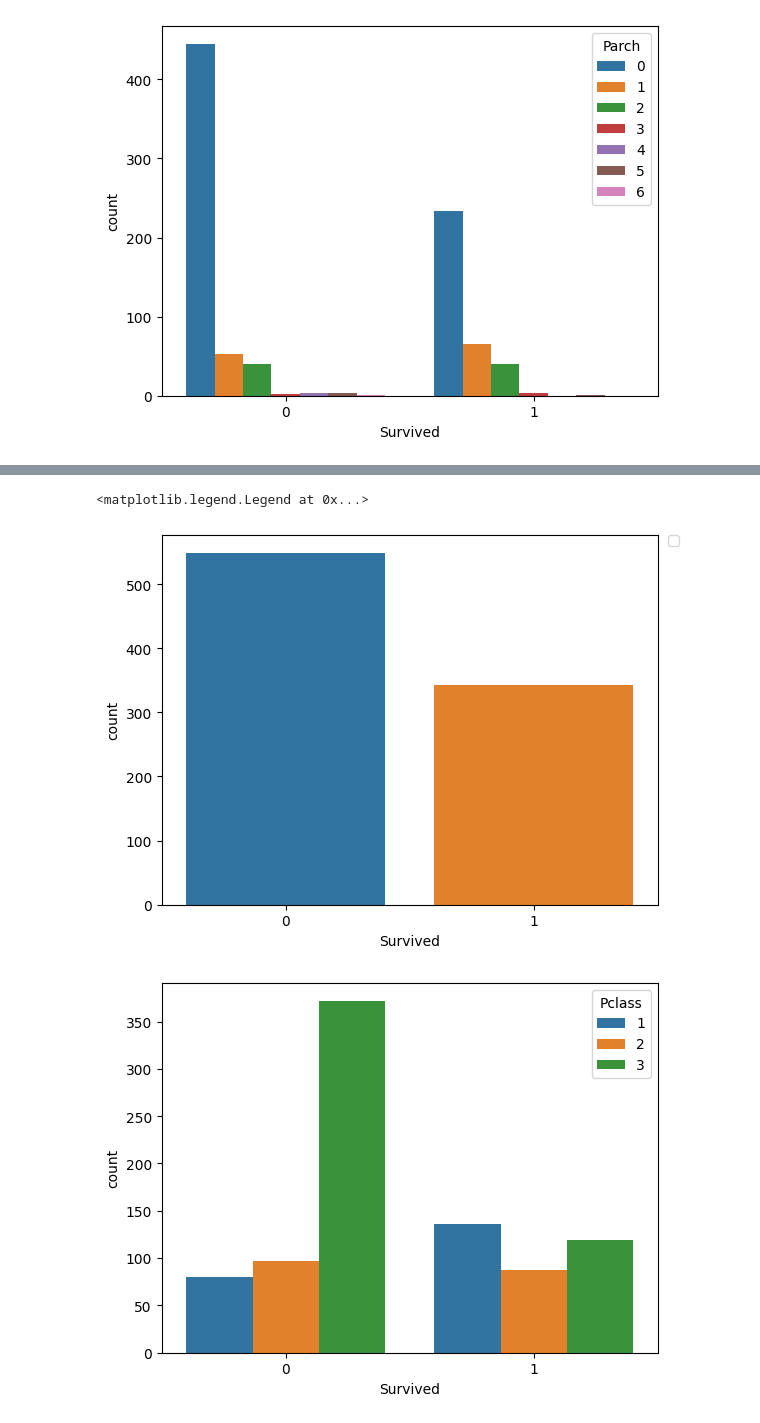
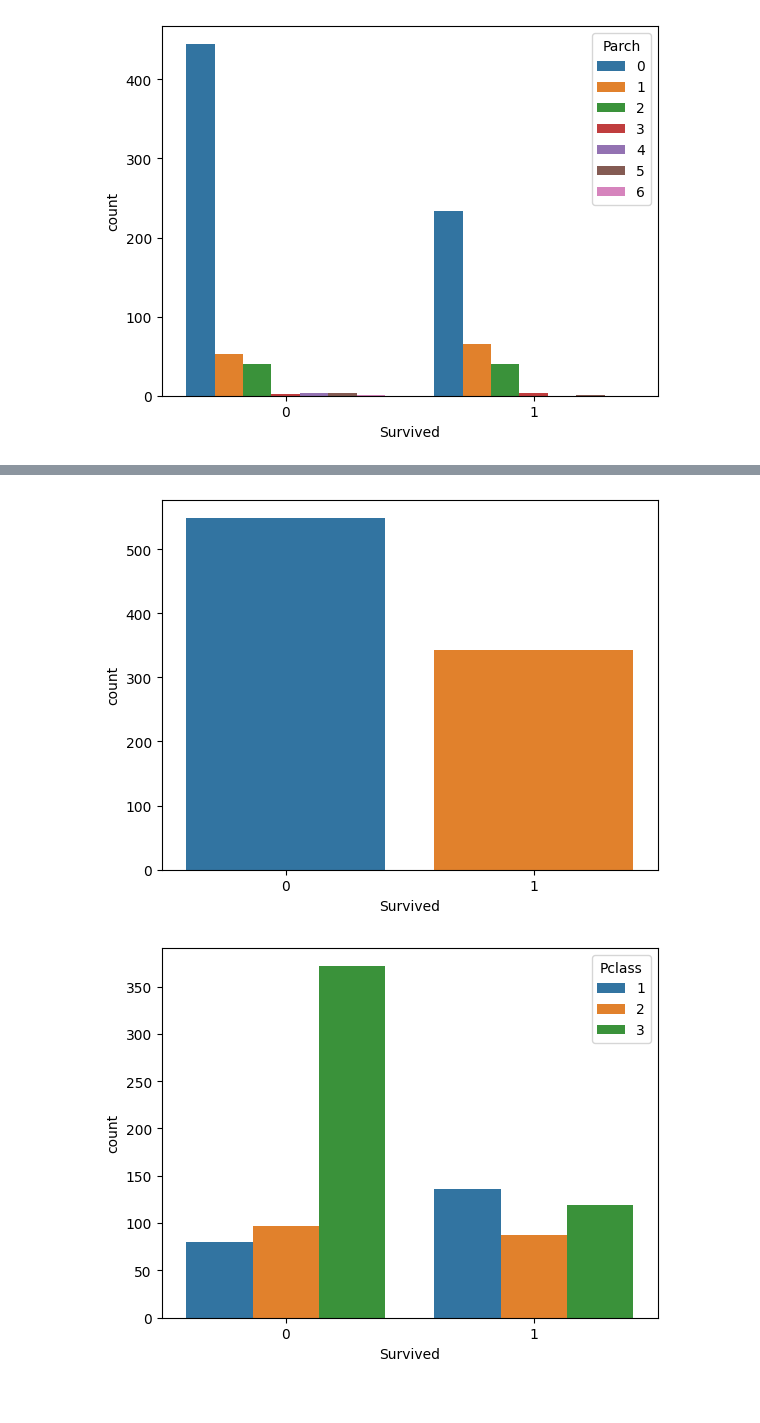
Before and after one commit to Mizoroki-Heck/Kaggle_competition, a Jupyter notebook: titanic_first.ipynb, the cells around one changed output, grey strips where cells are left out. Saved outputs shown, nothing was run; the diff lists cells and outputs as text; code cells hidden in the pictures.

```diff
--- a/titanic_first.ipynb
+++ b/titanic_first.ipynb
@@ -107,6 +105,5 @@ Parch_Survived = sns.countplot(x='Survived', hue='Parch', data=df_train) # За
 # %% [output]
 [figure]
 # %%
-Count_survived = sns.countplot(x=df_train['Survived'])
-Count_survived.legend(bbox_to_anchor=(1.02, 1), loc='upper left', borderaxespad= 0 ) # Сколько погибло
+Count_survived = sns.countplot(x=df_train['Survived']) # Сколько погибло
 # %% [output]
@@ -114,5 +110,4 @@ WARNING:matplotlib.legend:No artists with labels found to put in legend.  Note t
-<matplotlib.legend.Legend at 0x...>
-[figure, old version]
+[figure, new version]
 # %%
 p_class_survived = sns.countplot(x = 'Survived', hue = 'Pclass', data=df_train) # Видим что погибло больше пассажирова 3 класса каюты, т.е самого низкого
 # %% [output]
```
Also changed, not shown: parts of 2 cells of this notebook.
